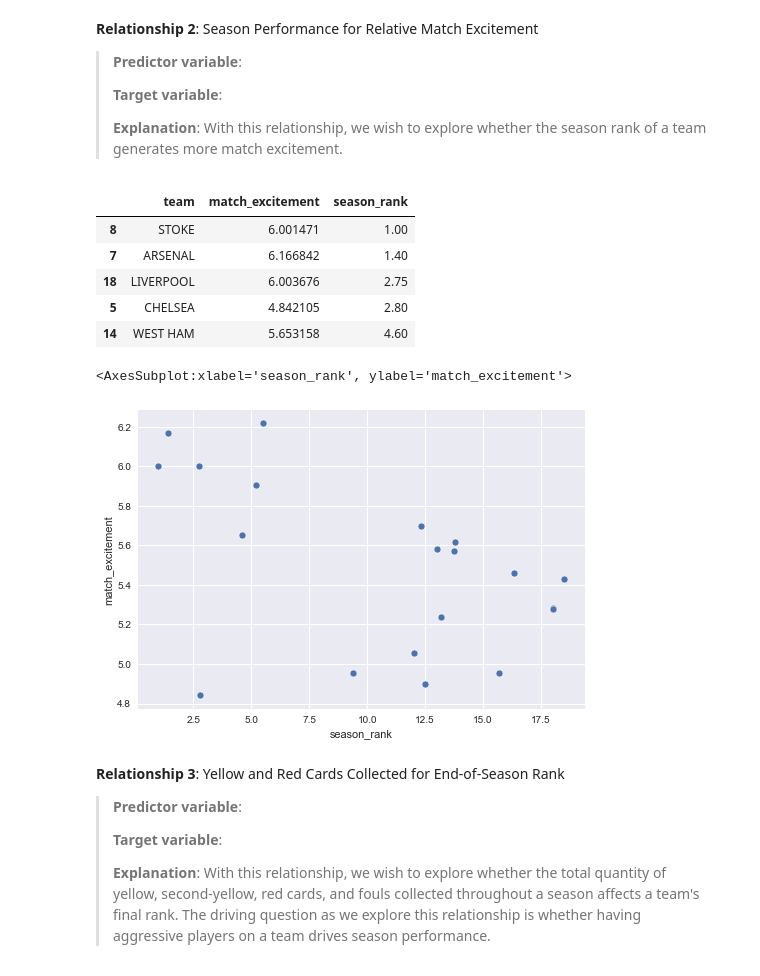
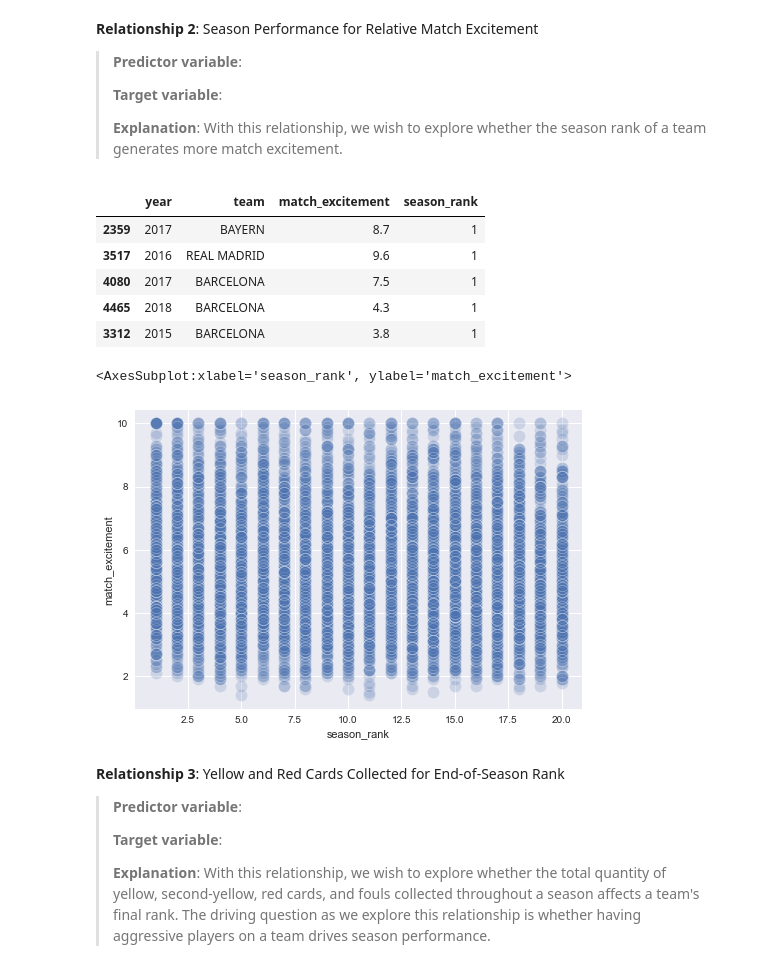
Before and after one commit to sofiamurillosanchez/CS5394-Project2, a Jupyter notebook: Project02.ipynb, the cells around one changed output. Cells and saved outputs as stored; diff of their text form; code cells hidden in the pictures.

Commit message:
addition of further relationships, edits to excitement plot

```diff
--- a/Project02.ipynb
+++ b/Project02.ipynb
@@ -679,8 +679,8 @@ From the plot, we see a fairly strong positive correlation indicating that teams
 > **Explanation**: With this relationship, we wish to explore whether the season rank of a team generates more match excitement.
 # %%
 # Obtain individual team match statistics agnostic of home vs. away
-df_3 = df_merged[['Home Team', 'Match Excitement', 'Home Team Season Position']]
-df_4 = df_merged[['Away Team', 'Match Excitement', 'Away Team Season Position']]
+df_3 = df_merged[['year', 'Home Team', 'Match Excitement', 'Home Team Season Position']]
+df_4 = df_merged[['year', 'Away Team', 'Match Excitement', 'Away Team Season Position']]
 for df, var in [(df_3, 'Home'), (df_4, 'Away')]:
     df.rename(
         columns={
@@ -697,32 +697,26 @@ df_comb = pd.concat([df_3, df_4])
 # Rename match excitement and convert season rank to int datatype (used to be as string)
 df_comb.rename(columns={'Match Excitement': 'match_excitement'}, inplace=True)
 df_comb['season_rank'] = df_comb['season_rank'].astype(int)
+df_comb
 
-# Take the means of match excitement and season rank for each team across the years
-df_comb_new = df_comb.groupby('team', as_index=False)['match_excitement'].mean()
-df_comb['match_excitement'] = df_comb_new['match_excitement']
-df_comb_new = df_comb.groupby('team', as_index=False)['season_rank'].mean()
-df_comb['season_rank'] = df_comb_new['season_rank']
-
-# Drop the duplicates for teams since the match excitement and season rank will be repeated, and not needed...
-df_comb = df_comb.drop_duplicates('team')
+df_comb.groupby(['team', 'year']).mean().reset_index().drop(['team', 'year'], axis=1)
 
 # Sort the dataframe by the season rank
 df_comb = df_comb.sort_values(by='season_rank')
 df_comb.head()
 # %% [output]
-|  | team | match_excitement | season_rank |
-| 8 | STOKE | 6.001471 | 1.00 |
-| 7 | ARSENAL | 6.166842 | 1.40 |
-| 18 | LIVERPOOL | 6.003676 | 2.75 |
-| 5 | CHELSEA | 4.842105 | 2.80 |
-| 14 | WEST HAM | 5.653158 | 4.60 |
+|  | year | team | match_excitement | season_rank |
+| 2359 | 2017 | BAYERN | 8.7 | 1 |
+| 3517 | 2016 | REAL MADRID | 9.6 | 1 |
+| 4080 | 2017 | BARCELONA | 7.5 | 1 |
+| 4465 | 2018 | BARCELONA | 4.3 | 1 |
+| 3312 | 2015 | BARCELONA | 3.8 | 1 |
 # %%
 # Create a scatterplot showing the relation between season rank and match excitement
-sns.scatterplot(data=df_comb, x="season_rank", y="match_excitement")
+sns.scatterplot(data=df_comb, x="season_rank", y="match_excitement", alpha=0.2, s=150)
 # %% [output]
 <AxesSubplot:xlabel='season_rank', ylabel='match_excitement'>
-[figure, old version]
+[figure, new version]
 # %% [markdown]
 **Relationship 3**: Yellow and Red Cards Collected for End-of-Season Rank
 
```
Also changed, not shown: parts of 8 cells of this notebook.
